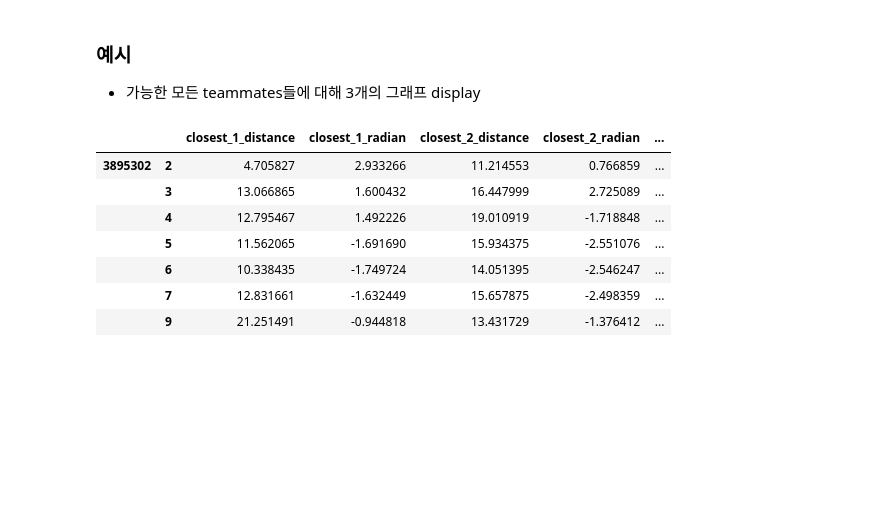
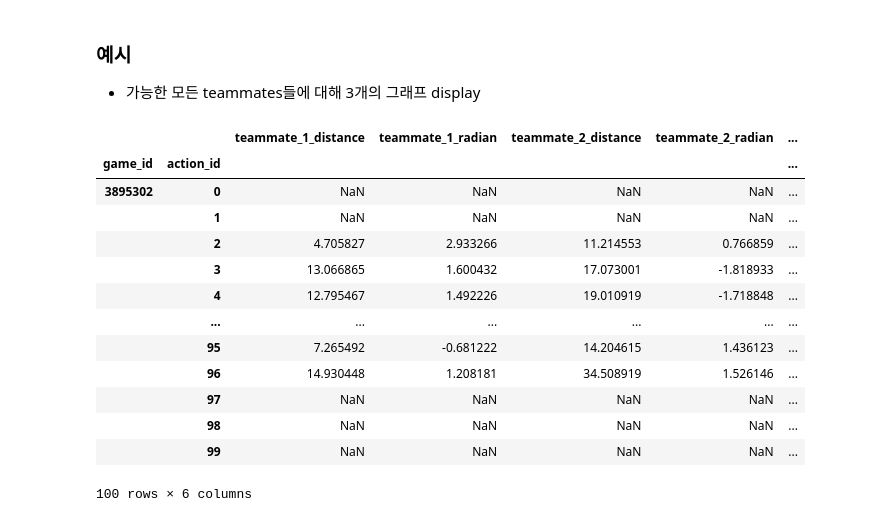
Before and after one commit to leemingo/sr-press, a Jupyter notebook: notebook/Expected_reciever_considered_gaussian.ipynb, the cells around one changed output. Saved outputs shown, nothing was run; the diff lists cells and outputs as text; code cells hidden in the pictures; blank space fills up the shorter version.

```diff
--- a/notebook/Expected_reciever_considered_gaussian.ipynb
+++ b/notebook/Expected_reciever_considered_gaussian.ipynb
@@ -26,7 +26,9 @@ game_id = 3895302
 
 df_actions = add_names(train_db.actions(game_id))
 #display max columns
+df_press=df_actions[df_actions["type_name"] == "pressing"]
 pd.set_option('display.max_columns', None)
+pd.set_option('display.max_rows', None)
 # %% [output]
 train_db: <express.databases.sqlite.SQLiteDatabase object at 0x...>
 test_db: <express.databases.sqlite.SQLiteDatabase object at 0x...>
@@ -291,0 +379,3 @@ Teammate_12 at (46.64461585253179, 68.68141456707403) is 54.76 units away from t
+# %%
+game_id=3895302
+train_db.get_home_away_team_id(game_id)
@@ -529,16 +559,58 @@ def get_closest_n_players_features(action, db, n=3):
+# %%
+def get_closest_n_players_features(action, min_players=3):
+    """
+    가까운 N명의 Teammates에 대한 거리와 각도를 반환합니다.
+    """
+    # 결과를 담을 NumPy 배열 초기화
+    distances = np.full((len(action), min_players * 2), np.nan, dtype=float)
+
+    for i, (action_index, action_row) in enumerate(tqdm(action.iterrows(), total=len(action))):
+        if action_row["freeze_frame_360"] is None:
+            # freeze_frame이 None인 경우 NaN으로 유지
+            continue
+
+
+        # FrameAnalyzer 초기화
+        frame_analyzer = FrameAnalyzer(action=action_row, action_index=action_index)
+        top_teammates = frame_analyzer.get_top_n_teammates(n=min_players)
+
+        # 현재 actor의 위치
+        actor_x, actor_y = frame_analyzer.actor_x, frame_analyzer.actor_y
+
+        # 각 팀원의 거리와 각도 계산 및 배열에 삽입
+        for j, idx in enumerate(top_teammates):
+            teammate = frame_analyzer.frame[idx]
+            teammate_x, teammate_y = teammate['x'], teammate['y']
+
+            distances[i, j * 2] = np.sqrt((teammate_x - actor_x) ** 2 + (teammate_y - actor_y) ** 2)
+            distances[i, j * 2 + 1] = np.arctan2(teammate_y - actor_y, teammate_x - actor_x)
+
+    # 컬럼명 생성
+    columns = []
+    for k in range(1, min_players + 1):
+        columns.extend([f"teammate_{k}_distance", f"teammate_{k}_radian"])
+
+    # DataFrame으로 변환하여 반환
+    return pd.DataFrame(distances, index=action.index, columns=columns)
 # %%
 # df_actions에서 상위 30개의 샘플만 선택
-sampled_actions = df_actions.head(10)
+sampled_actions = df_actions.head(100)
 
 # 선택된 샘플에 대해 함수 실행
-features_df = get_closest_n_players_features(sampled_actions, train_db, 3)
+features_df = get_closest_n_players_features(sampled_actions, 3)
 features_df
 # %% [output]
-|  |  | closest_1_distance | closest_1_radian | closest_2_distance | closest_2_radian | ... |
-| 3895302 | 2 | 4.705827 | 2.933266 | 11.214553 | 0.766859 | ... |
-|  | 3 | 13.066865 | 1.600432 | 16.447999 | 2.725089 | ... |
+|  |  | teammate_1_distance | teammate_1_radian | teammate_2_distance | teammate_2_radian | ... |
+| game_id | action_id |  |  |  |  | ... |
+| 3895302 | 0 | NaN | NaN | NaN | NaN | ... |
+|  | 1 | NaN | NaN | NaN | NaN | ... |
+|  | 2 | 4.705827 | 2.933266 | 11.214553 | 0.766859 | ... |
+|  | 3 | 13.066865 | 1.600432 | 17.073001 | -1.818933 | ... |
 |  | 4 | 12.795467 | 1.492226 | 19.010919 | -1.718848 | ... |
-|  | 5 | 11.562065 | -1.691690 | 15.934375 | -2.551076 | ... |
-|  | 6 | 10.338435 | -1.749724 | 14.051395 | -2.546247 | ... |
-|  | 7 | 12.831661 | -1.632449 | 15.657875 | -2.498359 | ... |
-|  | 9 | 21.251491 | -0.944818 | 13.431729 | -1.376412 | ... |
+|  | ... | ... | ... | ... | ... | ... |
+|  | 95 | 7.265492 | -0.681222 | 14.204615 | 1.436123 | ... |
+|  | 96 | 14.930448 | 1.208181 | 34.508919 | 1.526146 | ... |
+|  | 97 | NaN | NaN | NaN | NaN | ... |
+|  | 98 | NaN | NaN | NaN | NaN | ... |
+|  | 99 | NaN | NaN | NaN | NaN | ... |
+100 rows × 6 columns
```
Also changed, not shown: parts of 17 cells of this notebook, 1 other file.
